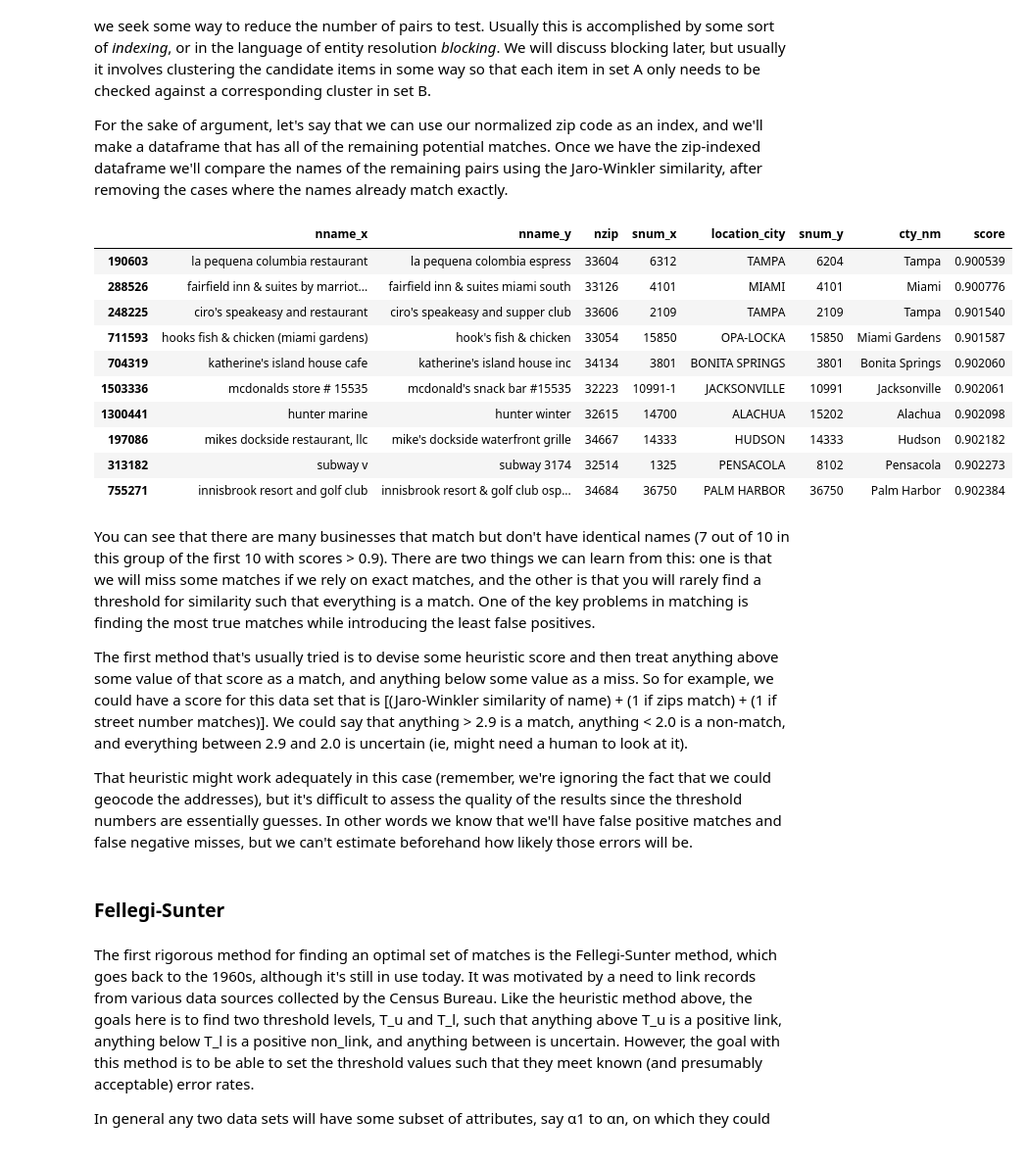
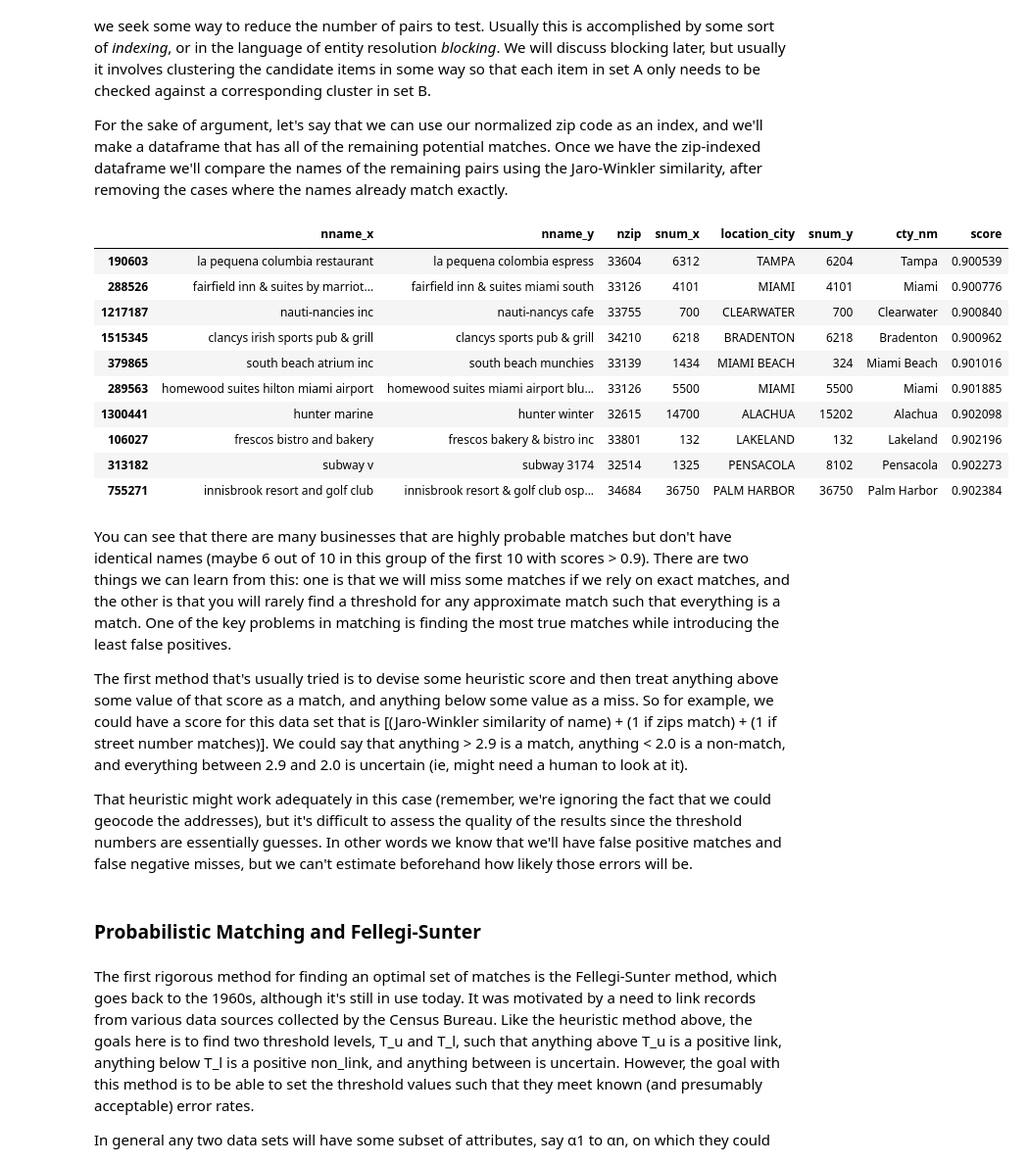
Before and after one commit to mikemull/Notebooks, a Jupyter notebook: Matching.ipynb, the cells around one changed output. Shown at 98% size. Saved outputs shown, nothing was run; the diff lists cells and outputs as text; code cells hidden in the pictures.

```diff
--- a/Matching.ipynb
+++ b/Matching.ipynb
@@ -65,8 +65,8 @@ df_fl = pd.read_csv('./data/fl.restaurant-inspections.csv')
 df_fl_a = df_fl[['dba', 'location_address', 'location_city', 'location_zip_code']].drop_duplicates()
 
 # Wage data, drop everything but unique name and addresses, and filter to only Florida.
-df_oge = pd.read_csv('./data/ogesdw.whd.whisard.csv')
-df_oge_a_fl = df_oge[df_oge.st_cd=='FL'][['trade_nm', 'legal_name', 'street_addr_1_txt', 'cty_nm', 'st_cd', 'zip_cd']].drop_duplicates()
+df_oge = pd.read_csv('./data/ogesdw.whd.whisard.fl.csv')
+df_oge_a_fl = df_oge[['trade_nm', 'legal_name', 'street_addr_1_txt', 'cty_nm', 'st_cd', 'zip_cd']].drop_duplicates()
 
 print(len(df_fl_a), len(df_oge_a_fl))
 # %% [output]
@@ -78,6 +78,6 @@ You might think that we can pick off some low-hanging fruit by matching on ident
 # %%
-df_fl_a['nname'] = df_fl_a.dba.apply(lambda x:x.lower() if pd.notnull(x) else '')
-df_oge_a_fl['nname'] = df_oge_a_fl.trade_nm.apply(lambda x:x.lower() if pd.notnull(x) else '')
+df_fl_a['nname'] = df_fl_a.dba.apply(lambda x:x.lower().translate(None,"'.,") if pd.notnull(x) else '')
+df_oge_a_fl['nname'] = df_oge_a_fl.trade_nm.apply(lambda x:x.lower().translate(None,"'.,") if pd.notnull(x) else '')
 dfm = df_oge_a_fl.merge(df_fl_a, on='nname')
 dfm.head()
 # %% [output]
@@ -93,8 +93,9 @@ You can see though that there are a lot of duplicate names.  For example, every
 import string
 t = string.maketrans('0123456789', '9999999999')
 df_fl_a['pzip'] =  df_fl_a.location_zip_code.apply(lambda x: str(x).translate(t) if pd.notnull(x) else x)
-#df_oge_a_fl.zip_cd.groupby(by=lambda x: str(x).translate(t) if pd.notnull(x) else x).agg(np.min)
-df_fl_a.groupby('pzip').count()['pzip']
+print(df_fl_a.groupby('pzip').count()['location_zip_code'])
+df_oge_a_fl['pzip'] =  df_oge_a_fl.zip_cd.apply(lambda x: str(x).translate(t) if pd.notnull(x) else x)
+print(df_oge_a_fl.groupby('pzip').count()['zip_cd'])
 # %% [output]
 pzip
 99999         47778
@@ -489,41 +510,41 @@ For the sake of argument, let's say that we can use our normalized zip code as a
 # %%
 df_fl_a['snum'] = df_fl_a.location_address.str.split(' ',1).apply(lambda x:x[0])
 df_oge_a_fl['snum'] = df_oge_a_fl.street_addr_1_txt.str.split(' ',1).apply(lambda x:x[0])
 
 dfz = df_oge_a_fl.merge(df_fl_a, on='nzip')
-dfz = dfz[dfz.nname_x != dfz.nname_y]
-dfnn = dfz[dfz.nname_x == dfz.nname_y]
-dfz['score'] = dfz[['nname_x','nname_y']].apply(lambda p: jellyfish.jaro_winkler(unicode(p[0], 'unicode-escape'),
+dfz_nnm = dfz[dfz.nname_x != dfz.nname_y]
+dfz_nm = dfz[dfz.nname_x == dfz.nname_y]
+dfz_nnm['score'] = dfz_nnm[['nname_x','nname_y']].apply(lambda p: jellyfish.jaro_winkler(unicode(p[0], 'unicode-escape'),
                                                                                    unicode(p[1], 'unicode-escape')), axis=1)
 
-dfz[dfz.score>0.9][['nname_x',
+dfz_nnm[dfz_nnm.score>0.9][['nname_x',
                        'nname_y',
                        'nzip',
                        'snum_x',
                        'location_city',
                        'snum_y',
                        'cty_nm',
                        'score']].sort('score',ascending=True).head(10)
 # %% [output]
 |  | nname_x | nname_y | nzip | snum_x | location_city | snum_y | cty_nm | score |
 | 190603 | la pequena columbia restaurant | la pequena colombia espress | 33604 | 6312 | TAMPA | 6204 | Tampa | 0.900539 |
 | 288526 | fairfield inn & suites by marriot... | fairfield inn & suites miami south | 33126 | 4101 | MIAMI | 4101 | Miami | 0.900776 |
-| 248225 | ciro's speakeasy and restaurant | ciro's speakeasy and supper club | 33606 | 2109 | TAMPA | 2109 | Tampa | 0.901540 |
-| 711593 | hooks fish & chicken (miami gardens) | hook's fish & chicken | 33054 | 15850 | OPA-LOCKA | 15850 | Miami Gardens | 0.901587 |
-| 704319 | katherine's island house cafe | katherine's island house inc | 34134 | 3801 | BONITA SPRINGS | 3801 | Bonita Springs | 0.902060 |
-| 1503336 | mcdonalds store # 15535 | mcdonald's snack bar #15535 | 32223 | 10991-1 | JACKSONVILLE | 10991 | Jacksonville | 0.902061 |
+| 1217187 | nauti-nancies inc | nauti-nancys cafe | 33755 | 700 | CLEARWATER | 700 | Clearwater | 0.900840 |
+| 1515345 | clancys irish sports pub & grill | clancys sports pub & grill | 34210 | 6218 | BRADENTON | 6218 | Bradenton | 0.900962 |
+| 379865 | south beach atrium inc | south beach munchies | 33139 | 1434 | MIAMI BEACH | 324 | Miami Beach | 0.901016 |
+| 289563 | homewood suites hilton miami airport | homewood suites miami airport blu... | 33126 | 5500 | MIAMI | 5500 | Miami | 0.901885 |
 | 1300441 | hunter marine | hunter winter | 32615 | 14700 | ALACHUA | 15202 | Alachua | 0.902098 |
-| 197086 | mikes dockside restaurant, llc | mike's dockside waterfront grille | 34667 | 14333 | HUDSON | 14333 | Hudson | 0.902182 |
+| 106027 | frescos bistro and bakery | frescos bakery & bistro inc | 33801 | 132 | LAKELAND | 132 | Lakeland | 0.902196 |
 | 313182 | subway v | subway 3174 | 32514 | 1325 | PENSACOLA | 8102 | Pensacola | 0.902273 |
 | 755271 | innisbrook resort and golf club | innisbrook resort & golf club osp... | 34684 | 36750 | PALM HARBOR | 36750 | Palm Harbor | 0.902384 |
 # %% [markdown]
-You can see that there are many businesses that match but don't have identical names (7 out of 10 in this group of the first 10 with scores > 0.9).   There are two things we can learn from this: one is that we will miss some matches if we rely on exact matches, and the other is that you will rarely find a threshold for similarity such that everything is a match.  One of the key problems in matching is finding the most true matches while introducing the least false positives.
+You can see that there are many businesses that are highly probable matches but don't have identical names (maybe 6 out of 10 in this group of the first 10 with scores > 0.9).   There are two things we can learn from this: one is that we will miss some matches if we rely on exact matches, and the other is that you will rarely find a threshold for any approximate match such that everything is a match.  One of the key problems in matching is finding the most true matches while introducing the least false positives.
 
 The first method that's usually tried is to devise some heuristic score and then treat anything above some value of that score as a match, and anything below some value as a miss.  So for example, we could have a score for this data set that is [(Jaro-Winkler similarity of name) + (1 if zips match) + (1 if street number matches)].  We could say that anything > 2.9 is a match, anything < 2.0 is a non-match, and everything between 2.9 and 2.0 is uncertain (ie, might need a human to look at it).
 
 That heuristic might work adequately in this case (remember, we're ignoring the fact that we could geocode the addresses), but it's difficult to assess the quality of the results since the threshold numbers are essentially guesses.  In other words we know that we'll have false positive matches and false negative misses, but we can't estimate beforehand how likely those errors will be.
 # %% [markdown]
-### Fellegi-Sunter
+### Probabilistic Matching and Fellegi-Sunter
 # %% [markdown]
 The first rigorous method for finding an optimal set of matches is the Fellegi-Sunter method, which goes back to the 1960s, although it's still in use today.  It was motivated by a need to link records from various data sources collected by the Census Bureau.  Like the heuristic method above, the goals here is to find two threshold levels, T_u and T_l, such that anything above T_u is a positive link, anything below T_l is a positive non_link, and anything between is uncertain.  However, the goal with this method is to be able to set the threshold values such that they meet known (and presumably acceptable) error rates.
 
```
Also changed, not shown: parts of 60 cells of this notebook.
